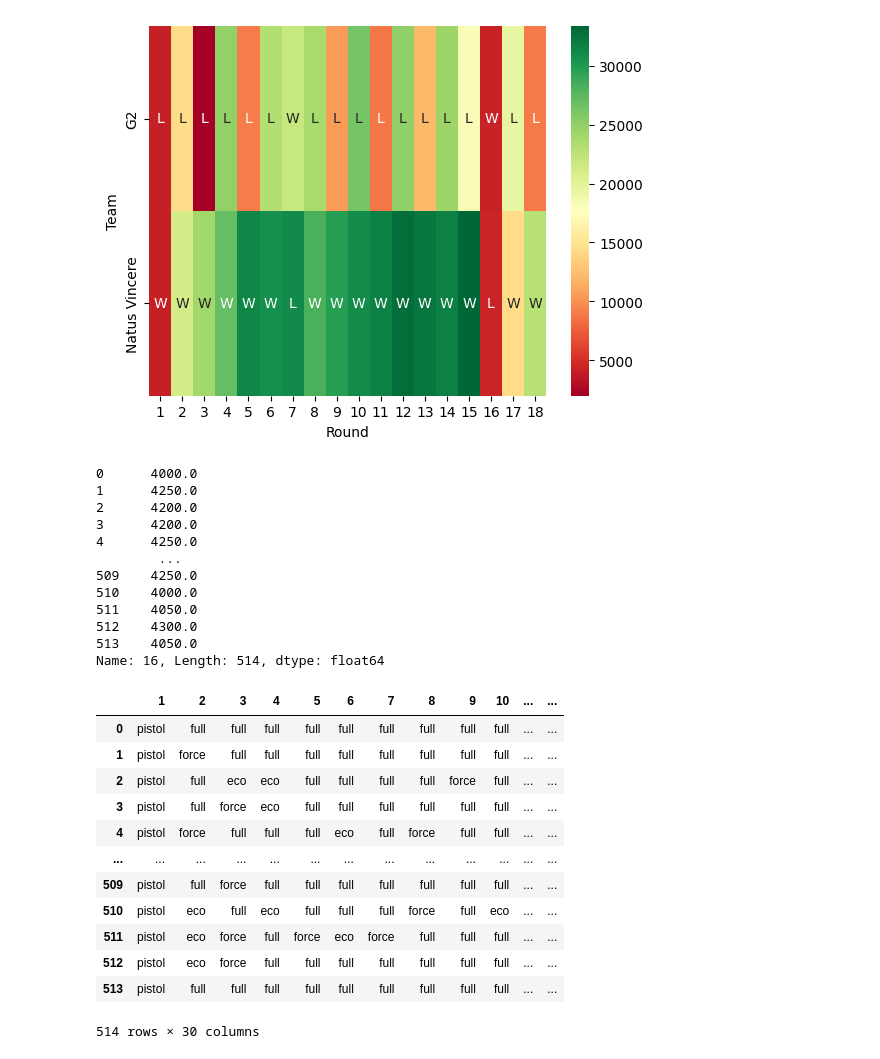
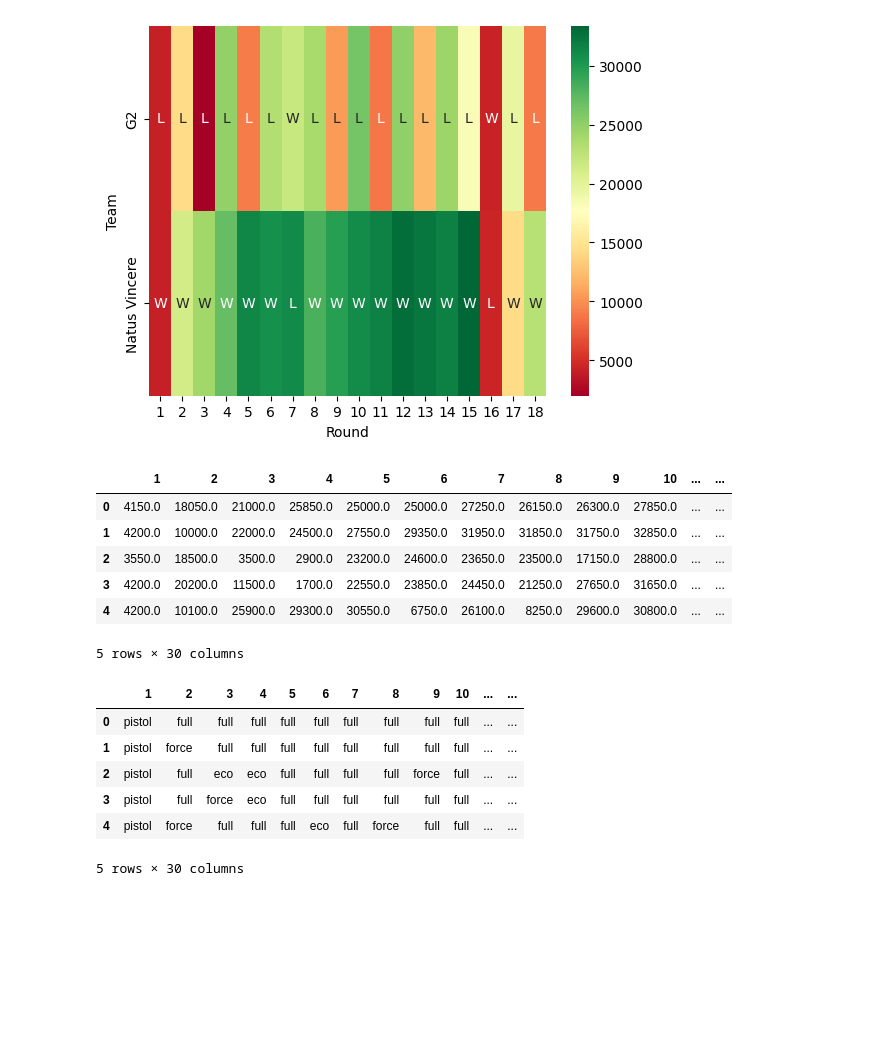
Before and after one commit to ValDevelopment/CS-GO-Team-Economy, a Jupyter notebook: notebooks/.notebook/01_data_overview_viz.ipynb, the cells around one changed output. Cells and saved outputs as stored; diff of their text form; code cells hidden in the pictures; blank space fills up the shorter version.

```diff
--- a/notebooks/.notebook/01_data_overview_viz.ipynb
+++ b/notebooks/.notebook/01_data_overview_viz.ipynb
@@ -153,65 +153,54 @@ plt.show()
 team = "Natus Vincere"
 team_t1 = econ_results_merged.query("team_1_x == @team")
 team_t2 = econ_results_merged.query("team_2_x == @team")
-team_t1_rounds = team_t1.loc[:, t1_cols]
-team_t2_rounds = team_t2.loc[:, t2_cols]
-team_t1_rounds.columns = team_t1_rounds.columns.str.removesuffix("_t1")
-team_t2_rounds.columns = team_t2_rounds.columns.str.removesuffix("_t2")
-team_rounds = pd.concat([team_t1_rounds, team_t2_rounds],ignore_index=True)
-team_rounds.loc[:, "16"]
+team_t1_econ = team_t1.loc[:, t1_cols]
+team_t2_econ = team_t2.loc[:, t2_cols]
+team_t1_econ.columns = team_t1_econ.columns.str.removesuffix("_t1")
+team_t2_econ.columns = team_t2_econ.columns.str.removesuffix("_t2")
+team_econ = pd.concat([team_t1_econ, team_t2_econ],ignore_index=True)
+team_econ.head()
 # %% [output]
+|  | 1 | 2 | 3 | 4 | 5 | 6 | 7 | 8 | 9 | 10 | ... | ... |
+| 0 | 4150.0 | 18050.0 | 21000.0 | 25850.0 | 25000.0 | 25000.0 | 27250.0 | 26150.0 | 26300.0 | 27850.0 | ... | ... |
+| 1 | 4200.0 | 10000.0 | 22000.0 | 24500.0 | 27550.0 | 29350.0 | 31950.0 | 31850.0 | 31750.0 | 32850.0 | ... | ... |
+| 2 | 3550.0 | 18500.0 | 3500.0 | 2900.0 | 23200.0 | 24600.0 | 23650.0 | 23500.0 | 17150.0 | 28800.0 | ... | ... |
+| 3 | 4200.0 | 20200.0 | 11500.0 | 1700.0 | 22550.0 | 23850.0 | 24450.0 | 21250.0 | 27650.0 | 31650.0 | ... | ... |
+| 4 | 4200.0 | 10100.0 | 25900.0 | 29300.0 | 30550.0 | 6750.0 | 26100.0 | 8250.0 | 29600.0 | 30800.0 | ... | ... |
-0      4000.0
-1      4250.0
-2      4200.0
-3      4200.0
-4      4250.0
-        ...
-509    4250.0
-510    4000.0
-511    4050.0
-512    4300.0
-513    4050.0
-Name: 16, Length: 514, dtype: float64
+5 rows × 30 columns
 # %%
 
 pistol_cols = {1, 16, "1", "16"}
-is_pistol_col = team_rounds.columns.isin(pistol_cols)
+is_pistol_col = team_econ.columns.isin(pistol_cols)
 
 is_pistol = pd.DataFrame(
-    np.tile(is_pistol_col, (len(team_rounds), 1)),
-    index=team_rounds.index,
-    columns=team_rounds.columns
+    np.tile(is_pistol_col, (len(team_econ), 1)),
+    index=team_econ.index,
+    columns=team_econ.columns
 )
 
-avg_spend = team_rounds / 5
+avg_spend = team_econ / 5
 
 classifiers = pd.DataFrame(
     np.select(
         condlist=[
             is_pistol,
             avg_spend == 0,
             (avg_spend > 0) & (avg_spend < 1500),
             (avg_spend >= 1500) & (avg_spend < 3500),
             avg_spend >= 3500
         ],
         choicelist=["pistol", "hard_save", "eco", "force", "full"],
         default= "N/A"
     ),
-    index=team_rounds.index, columns=team_rounds.columns
+    index=team_econ.index, columns=team_econ.columns
 )
-classifiers
+classifiers.head()
 # %% [output]
 |  | 1 | 2 | 3 | 4 | 5 | 6 | 7 | 8 | 9 | 10 | ... | ... |
 | 0 | pistol | full | full | full | full | full | full | full | full | full | ... | ... |
 | 1 | pistol | force | full | full | full | full | full | full | full | full | ... | ... |
 | 2 | pistol | full | eco | eco | full | full | full | full | force | full | ... | ... |
 | 3 | pistol | full | force | eco | full | full | full | full | full | full | ... | ... |
 | 4 | pistol | force | full | full | full | eco | full | force | full | full | ... | ... |
-| ... | ... | ... | ... | ... | ... | ... | ... | ... | ... | ... | ... | ... |
-| 509 | pistol | full | force | full | full | full | full | full | full | full | ... | ... |
-| 510 | pistol | eco | full | eco | full | full | full | force | full | eco | ... | ... |
-| 511 | pistol | eco | force | full | force | eco | force | full | full | full | ... | ... |
-| 512 | pistol | eco | force | full | full | full | full | full | full | full | ... | ... |
-| 513 | pistol | full | full | full | full | full | full | full | full | full | ... | ... |
-514 rows × 30 columns
+5 rows × 30 columns
 # %%
```
Also changed, not shown: parts of 1 cell of this notebook.
